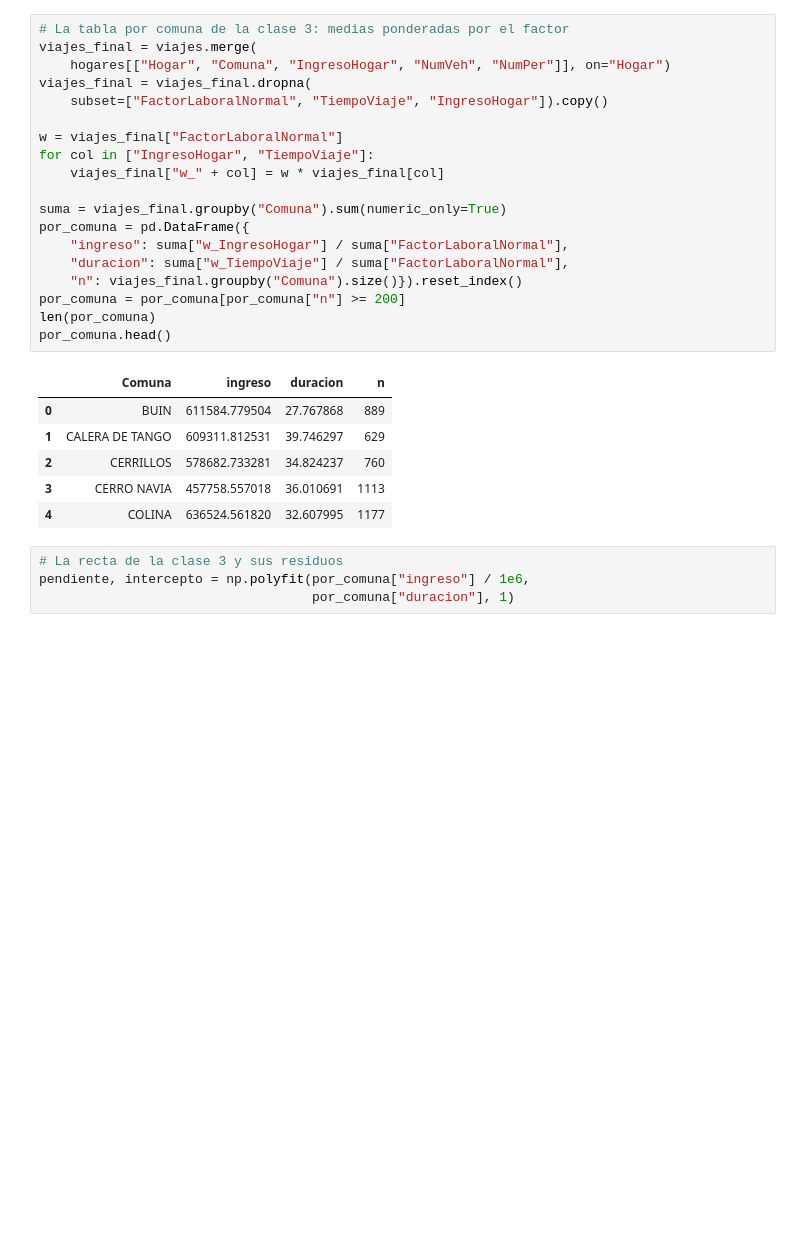
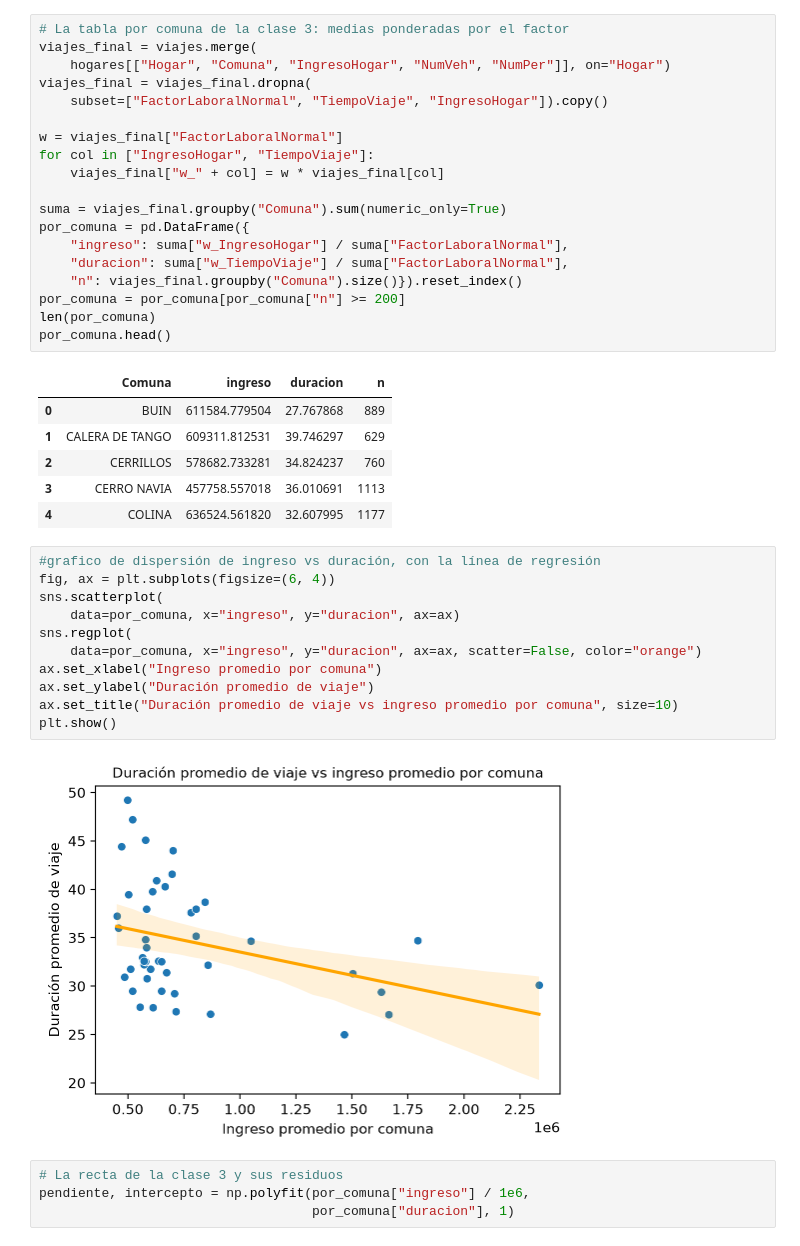
Before and after one commit to daniopitz/diplomado-cdd, a Jupyter notebook: 05_probabilidad_inferencia_colab.ipynb, the cells around one changed output. Saved outputs shown, nothing was run; the diff lists cells and outputs as text; blank space fills up the shorter version.

```diff
--- a/05_probabilidad_inferencia_colab.ipynb
+++ b/05_probabilidad_inferencia_colab.ipynb
@@ -70,6 +70,19 @@ por_comuna.head()
 | 2 | CERRILLOS | 578682.733281 | 34.824237 | 760 |
 | 3 | CERRO NAVIA | 457758.557018 | 36.010691 | 1113 |
 | 4 | COLINA | 636524.561820 | 32.607995 | 1177 |
+# %%
+#grafico de dispersión de ingreso vs duración, con la línea de regresión
+fig, ax = plt.subplots(figsize=(6, 4))
+sns.scatterplot(
+    data=por_comuna, x="ingreso", y="duracion", ax=ax)
+sns.regplot(
+    data=por_comuna, x="ingreso", y="duracion", ax=ax, scatter=False, color="orange")
+ax.set_xlabel("Ingreso promedio por comuna")
+ax.set_ylabel("Duración promedio de viaje")
+ax.set_title("Duración promedio de viaje vs ingreso promedio por comuna", size=10)
+plt.show()
+# %% [output]
+[figure, added]
 # %%
 # La recta de la clase 3 y sus residuos
 pendiente, intercepto = np.polyfit(por_comuna["ingreso"] / 1e6,
```
Also changed, not shown: parts of 5 cells of this notebook, 1 other file.
